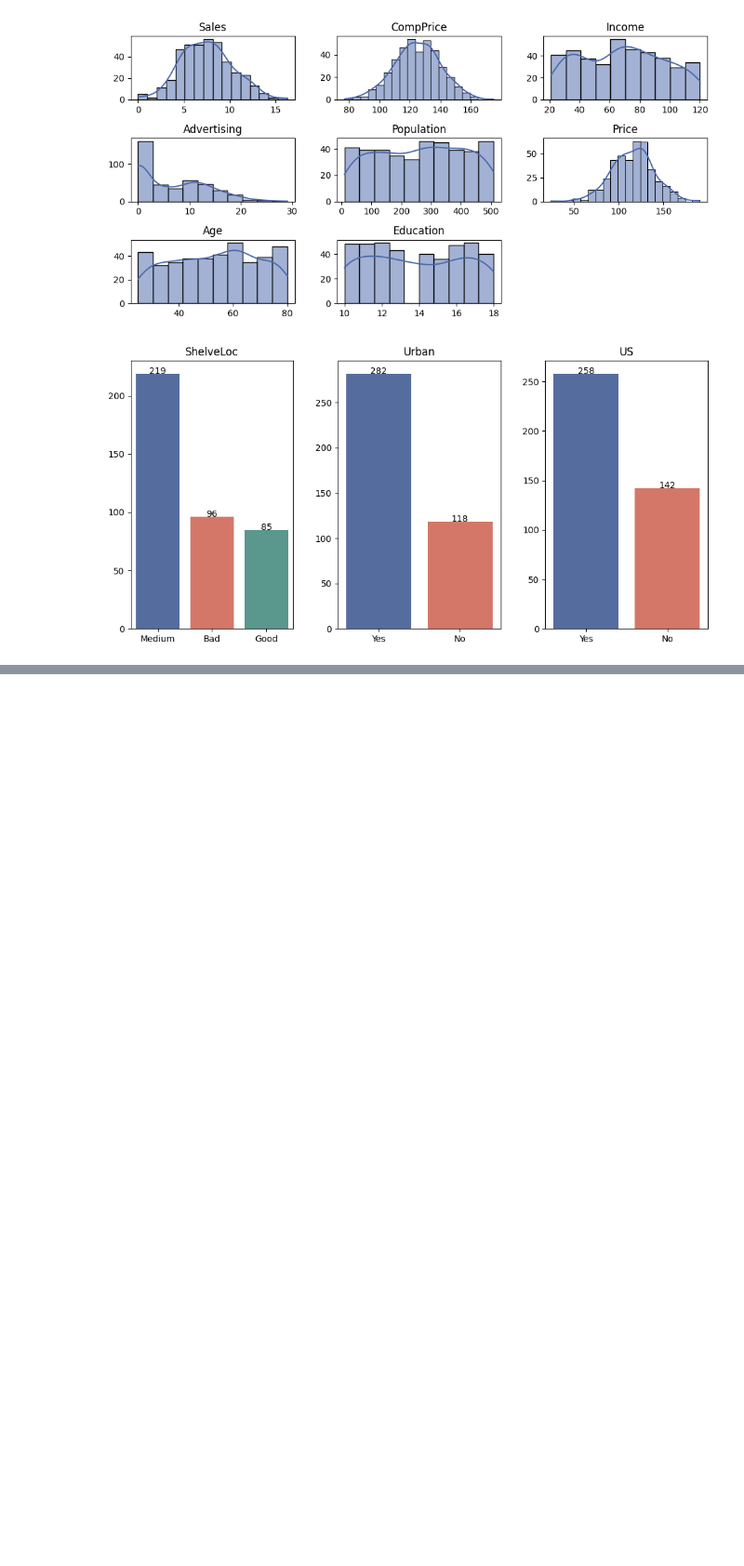
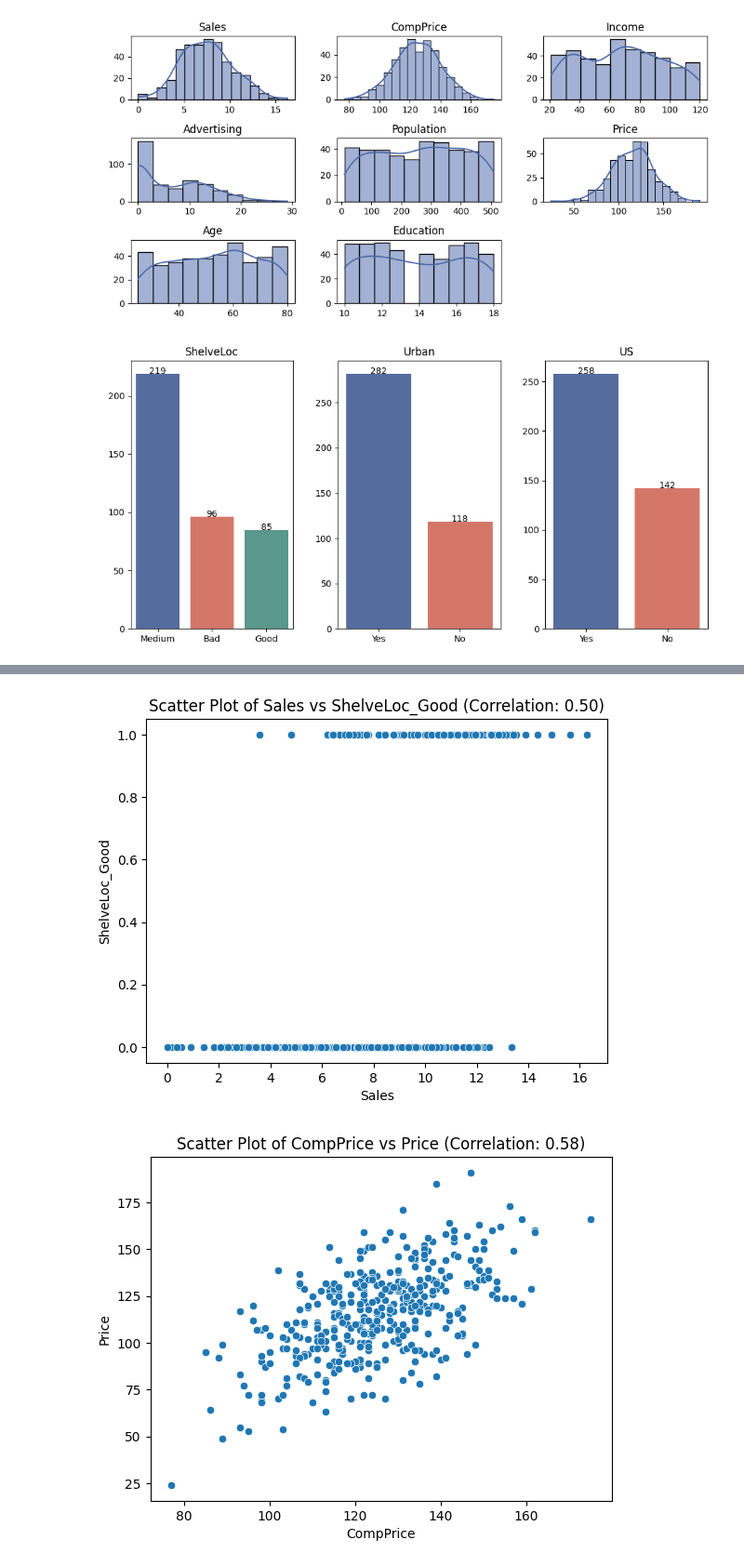
Before and after one commit to fredrik998/AppliedMachineLearning, a Jupyter notebook: Codes/FredrikCodes.ipynb, the cells around one changed output, grey strips where cells are left out. Shown: that part at 93% size. Drawn from its saved outputs; the diff is of its cells as text; code cells hidden in the pictures; blank space fills up the shorter version.

```diff
--- a/Codes/FredrikCodes.ipynb
+++ b/Codes/FredrikCodes.ipynb
@@ -149,0 +198,26 @@ plt.show()
+# %%
+def visualize_high_correlation(df, pos_threshold=0.5, neg_threshold=-0.5):
+    # Calculate correlation matrix
+    corr_matrix = df.corr()
+
+    # Iterate through all feature pairs
+    for i in range(len(corr_matrix.columns)):
+        for j in range(i + 1, len(corr_matrix.columns)):
+            feature1 = corr_matrix.columns[i]
+            feature2 = corr_matrix.columns[j]
+
+            correlation_coefficient = corr_matrix.iloc[i, j]
+
+            # Check if correlation is above the positive threshold or below the negative threshold
+            if abs(correlation_coefficient) > max(pos_threshold, abs(neg_threshold)):
+                # Create a scatter plot
+                sns.scatterplot(x=df[feature1], y=df[feature2])
+                plt.title(f'Scatter Plot of {feature1} vs {feature2} (Correlation: {correlation_coefficient:.2f})')
+                plt.xlabel(feature1)
+                plt.ylabel(feature2)
+                plt.show()
+# %%
+visualize_high_correlation(df)
+# %% [output]
+[figure, added]
+[figure, added]
```
Also changed, not shown: parts of 14 cells of this notebook.
